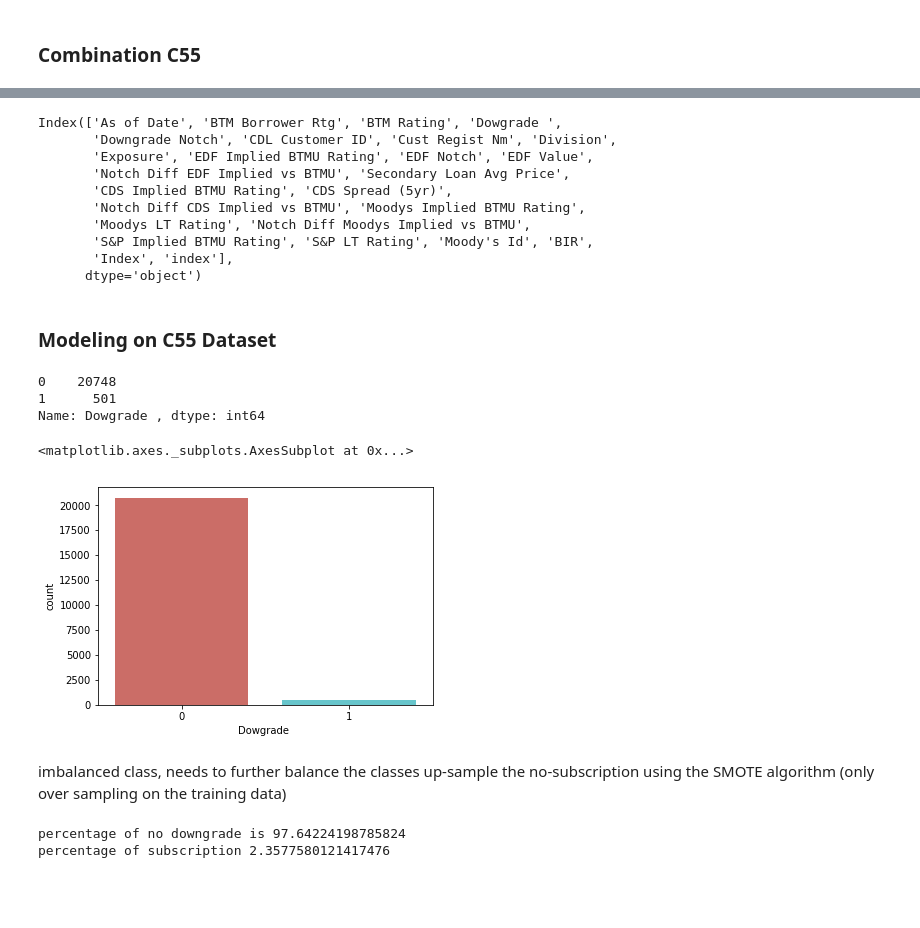
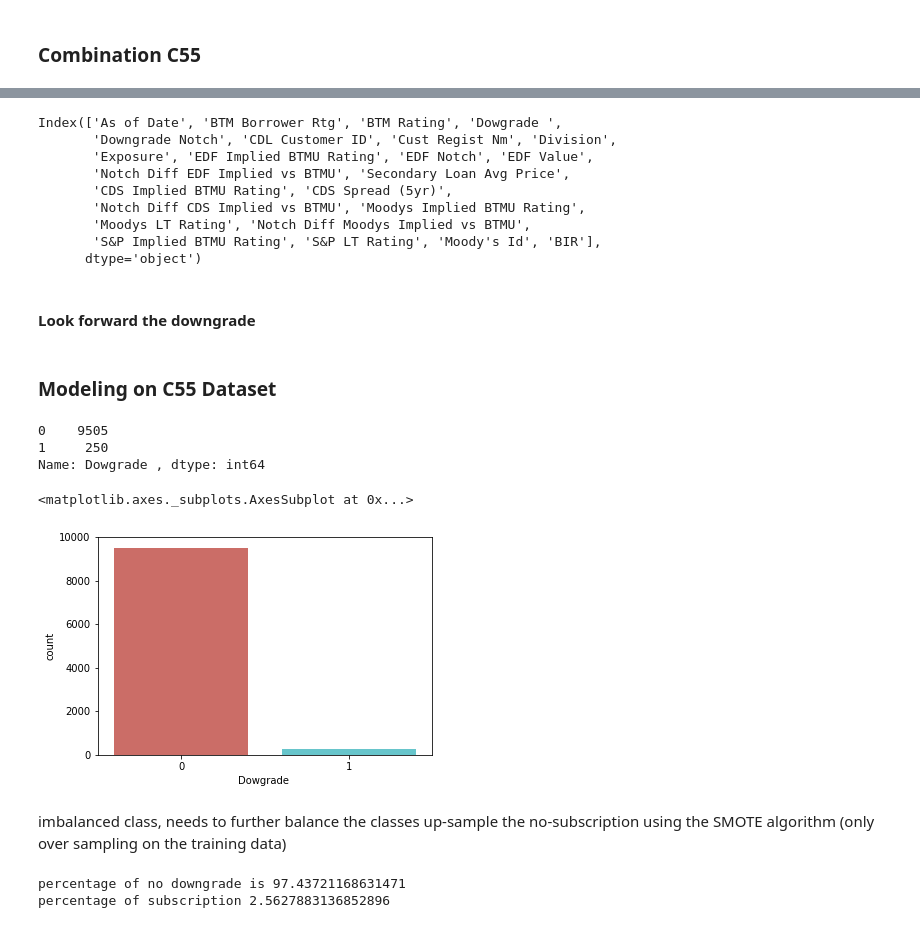
Before and after one commit to ShilinZhuu/hello-world, a Jupyter notebook: Merge all datasets.ipynb, the cells around one changed output, grey strips where cells are left out. Saved outputs shown, nothing was run; the diff lists cells and outputs as text; code cells hidden in the pictures; blank space fills up the shorter version.

```diff
--- a/Merge all datasets.ipynb
+++ b/Merge all datasets.ipynb
@@ -21,13 +22,18 @@ SAMPLEspImpliedBTMU=pd.read_excel("SAMPLEspImpliedBTMU.xlsx")
 SAMPLEMoodysImpliedBTMU=pd.read_excel("SAMPLEMoodysImpliedBTMU.xlsx")
 SAMPLEEDFImpliedBTMU=pd.read_excel("SAMPLEEDFImpliedBTMU.xlsx")
 SAMPLECDSImpliedBTMU=pd.read_excel("SAMPLECDSImpliedBTMU.xlsx")
+# %%
+diffSPImpliedBTMU=pd.read_excel("diffSPImpliedBTMU.xlsx")
+diffMoodysImpliedBTMU=pd.read_excel("diffMoodysImpliedBTMU.xlsx")
+diffEDFImpliedBTMU=pd.read_excel("diffEDFImpliedBTMU.xlsx")
+diffCDSImpliedBTMU=pd.read_excel("diffCDSImpliedBTMU.xlsx")
 # %% [markdown]
 ### Combination C51
 # %%
-sp=list(SAMPLEspImpliedBTMU.index)
-Moodys=list(SAMPLEMoodysImpliedBTMU.index)
-EDF=list(SAMPLEEDFImpliedBTMU.index)
-CDS=list(SAMPLECDSImpliedBTMU.index)
+sp=list(diffSPImpliedBTMU.index)
+Moodys=list(diffMoodysImpliedBTMU.index)
+EDF=list(diffEDFImpliedBTMU.index)
+CDS=list(diffCDSImpliedBTMU.index)
 # %%
 len(sp)
 # %% [output]
@@ -49,4 +55,4 @@ len(set(sp+Moodys+EDF+CDS))
 # %%
-C55Index=list(set(sp+Moodys+EDF+CDS))
+C55IndexDiff=list(set(sp+Moodys+EDF+CDS))
 # %%
-C55Df=df.iloc[C55Index,:]
+C55DiffDf=df.iloc[C55IndexDiff,:]
@@ -55,5 +82,5 @@ C55Df.to_excel('C55Df.xlsx', index  = True)
 # %%
-C55Df.columns
+C55DiffDf.columns
 # %% [output]
 Index(['As of Date', 'BTM Borrower Rtg', 'BTM Rating', 'Dowgrade ',
        'Downgrade Notch', 'CDL Customer ID', 'Cust Regist Nm', 'Division',
@@ -62,9 +89,10 @@ Index(['As of Date', 'BTM Borrower Rtg', 'BTM Rating', 'Dowgrade ',
        'CDS Implied BTMU Rating', 'CDS Spread (5yr)',
        'Notch Diff CDS Implied vs BTMU', 'Moodys Implied BTMU Rating',
        'Moodys LT Rating', 'Notch Diff Moodys Implied vs BTMU',
-       'S&P Implied BTMU Rating', 'S&P LT Rating', 'Moody's Id', 'BIR',
-       'Index', 'index'],
+       'S&P Implied BTMU Rating', 'S&P LT Rating', 'Moody's Id', 'BIR'],
       dtype='object')
+# %% [markdown]
+#### Look forward the downgrade
 # %% [markdown]
 ### Modeling on C55 Dataset
 # %%
@@ -76,24 +104,24 @@ Y=C55Df['Dowgrade ']
 # %%
-C55Df['Dowgrade '].value_counts()
+C55DiffDf['Dowgrade '].value_counts()
 # %% [output]
-0    20748
-1      501
+0    9505
+1     250
 Name: Dowgrade , dtype: int64
 # %%
-sns.countplot(x='Dowgrade ',data=C55Df, palette='hls')
+sns.countplot(x='Dowgrade ',data=C55DiffDf, palette='hls')
 # %% [output]
 <matplotlib.axes._subplots.AxesSubplot at 0x...>
-[figure, old version]
+[figure, new version]
 # %% [markdown]
 imbalanced class, needs to further balance the classes
 up-sample the no-subscription using the SMOTE algorithm  (only over sampling on the training data)
 # %%
-count_0 = len(C55Df[C55Df['Dowgrade ']==0])
-count_1 = len(C55Df[C55Df['Dowgrade ']==1])
+count_0 = len(C55DiffDf[C55DiffDf['Dowgrade ']==0])
+count_1 = len(C55DiffDf[C55DiffDf['Dowgrade ']==1])
 pct_of_0 = count_0/(count_0+count_1)
 print("percentage of no downgrade is", pct_of_0*100)
 pct_of_1 = count_1/(count_0+count_1)
 print("percentage of subscription", pct_of_1*100)
 # %% [output]
-percentage of no downgrade is 97.64224198785824
-percentage of subscription 2.3577580121417476
+percentage of no downgrade is 97.43721168631471
+percentage of subscription 2.5627883136852896
```
Also changed, not shown: parts of 11 cells of this notebook, 4 other files.
